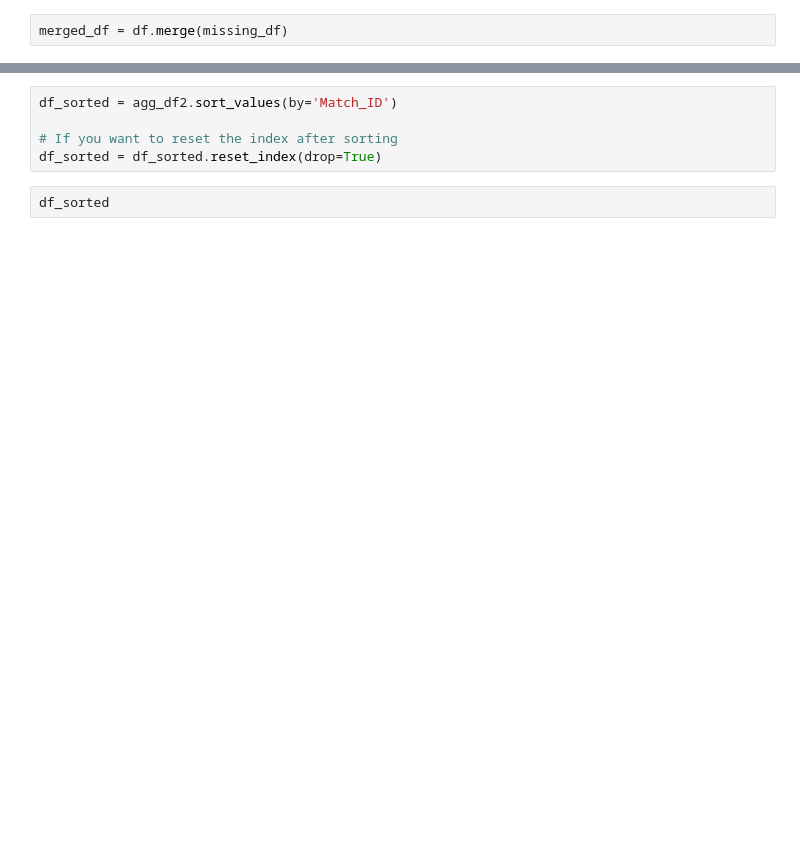
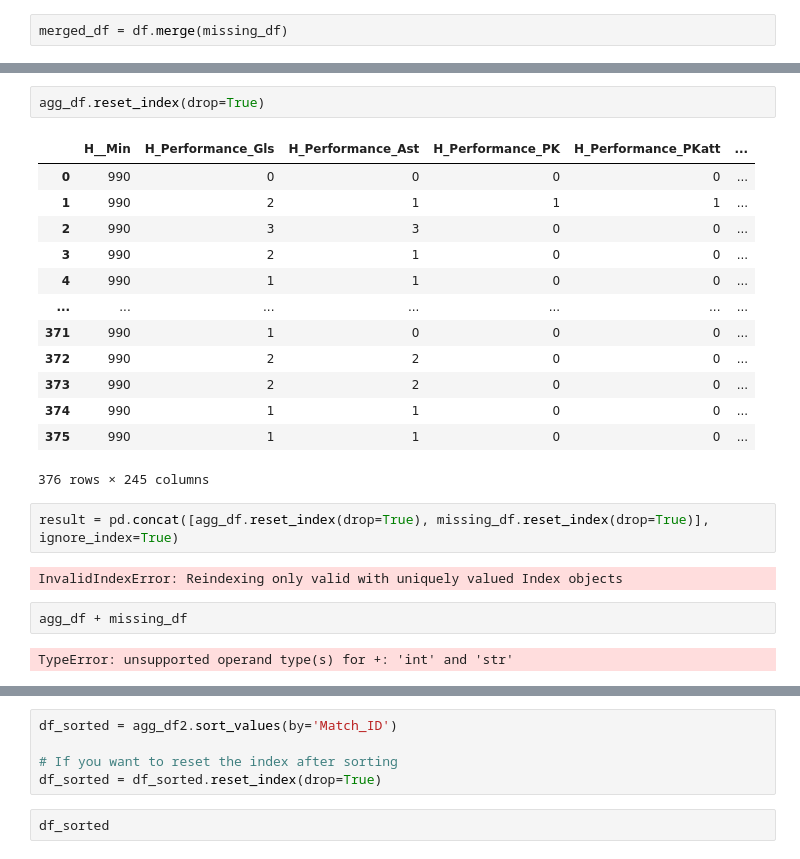
Before and after one commit to thejacobhyatt/EPLRank, a Jupyter notebook: scrape.ipynb, the cells around one changed output, grey strips where cells are left out. Cells and saved outputs as stored; diff of their text form; blank space fills up the shorter version.

Commit message:
trying to add missing values

```diff
--- a/scrape.ipynb
+++ b/scrape.ipynb
@@ -278,0 +314,24 @@ merged_df = df.merge(missing_df)
+# %%
+agg_df.reset_index(drop=True)
+# %% [output]
+|  | H__Min | H_Performance_Gls | H_Performance_Ast | H_Performance_PK | H_Performance_PKatt | ... |
+| 0 | 990 | 0 | 0 | 0 | 0 | ... |
+| 1 | 990 | 2 | 1 | 1 | 1 | ... |
+| 2 | 990 | 3 | 3 | 0 | 0 | ... |
+| 3 | 990 | 2 | 1 | 0 | 0 | ... |
+| 4 | 990 | 1 | 1 | 0 | 0 | ... |
+| ... | ... | ... | ... | ... | ... | ... |
+| 371 | 990 | 1 | 0 | 0 | 0 | ... |
+| 372 | 990 | 2 | 2 | 0 | 0 | ... |
+| 373 | 990 | 2 | 2 | 0 | 0 | ... |
+| 374 | 990 | 1 | 1 | 0 | 0 | ... |
+| 375 | 990 | 1 | 1 | 0 | 0 | ... |
+376 rows × 245 columns
+# %%
+result = pd.concat([agg_df.reset_index(drop=True), missing_df.reset_index(drop=True)], ignore_index=True)
+# %% [output]
+InvalidIndexError: Reindexing only valid with uniquely valued Index objects
+# %%
+agg_df + missing_df
+# %% [output]
+TypeError: unsupported operand type(s) for +: 'int' and 'str'
```
Also changed, not shown: parts of 18 cells of this notebook, 1 other file.
